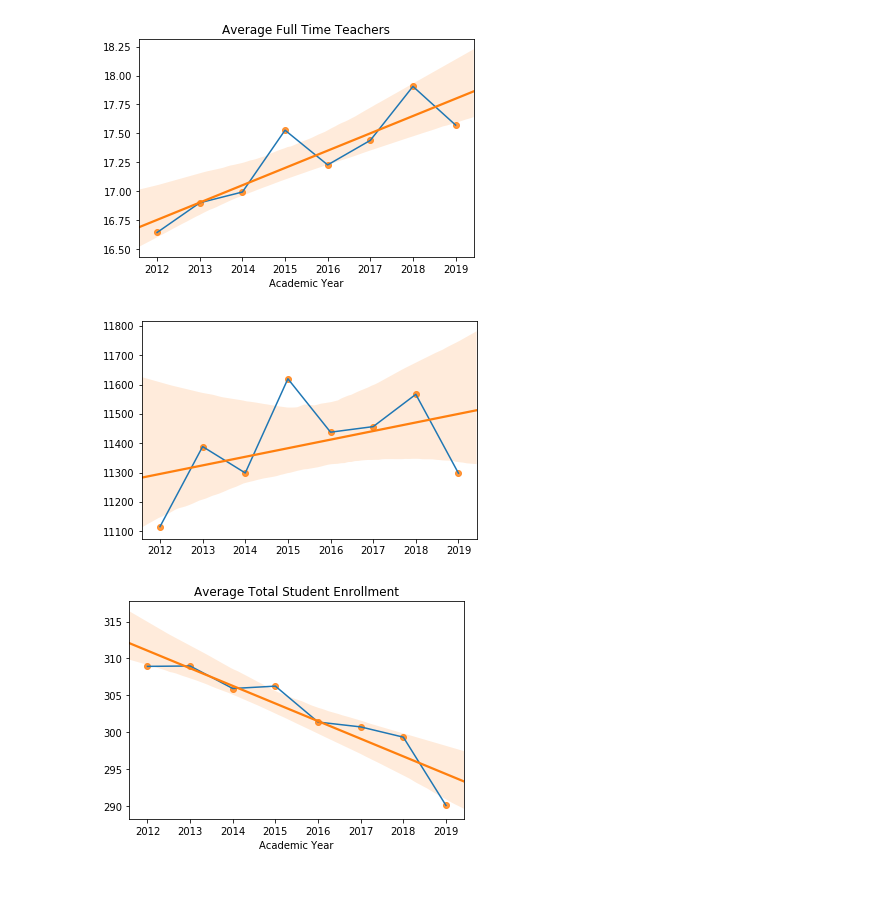
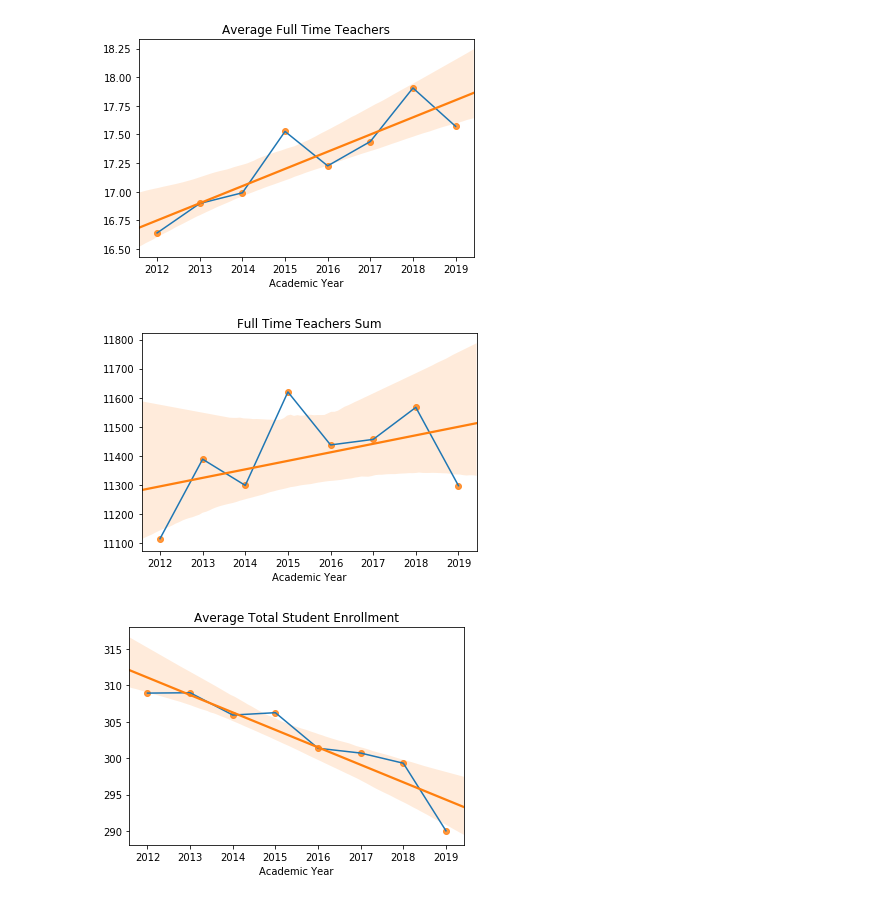
Before and after one commit to DDunne44/California-Catholic-School-Analysis, a Jupyter notebook: Cleaning graphing.ipynb, the cells around one changed output. Drawn from its saved outputs; the diff is of its cells as text; code cells hidden in the pictures.

```diff
--- a/Cleaning graphing.ipynb
+++ b/Cleaning graphing.ipynb
@@ -170,9 +168,11 @@ plt.xlabel("Academic Year");
 [figure]
 # %%
 plt.plot(X, FTT_sum)
-sns.regplot(X, FTT_sum);
+sns.regplot(X, FTT_sum)
+plt.title("Full Time Teachers Sum")
+plt.xlabel("Academic Year");
 # %% [output]
-[figure, old version]
+[figure, new version]
 # %%
 plt.plot(X, TE_mean)
 sns.regplot(X, TE_mean)
```
Also changed, not shown: parts of 3 cells of this notebook.
